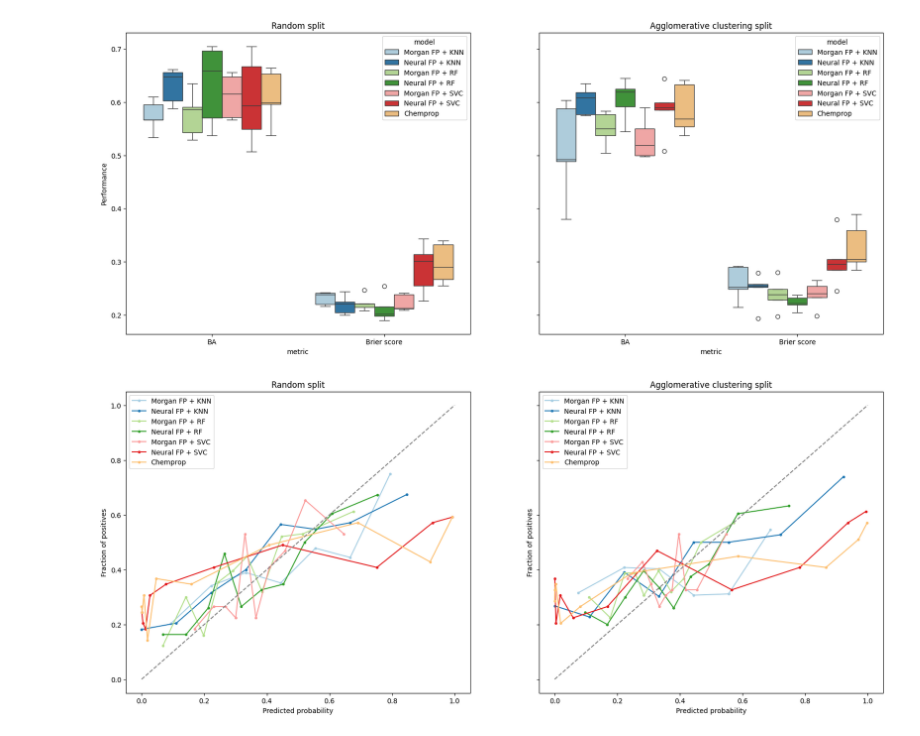
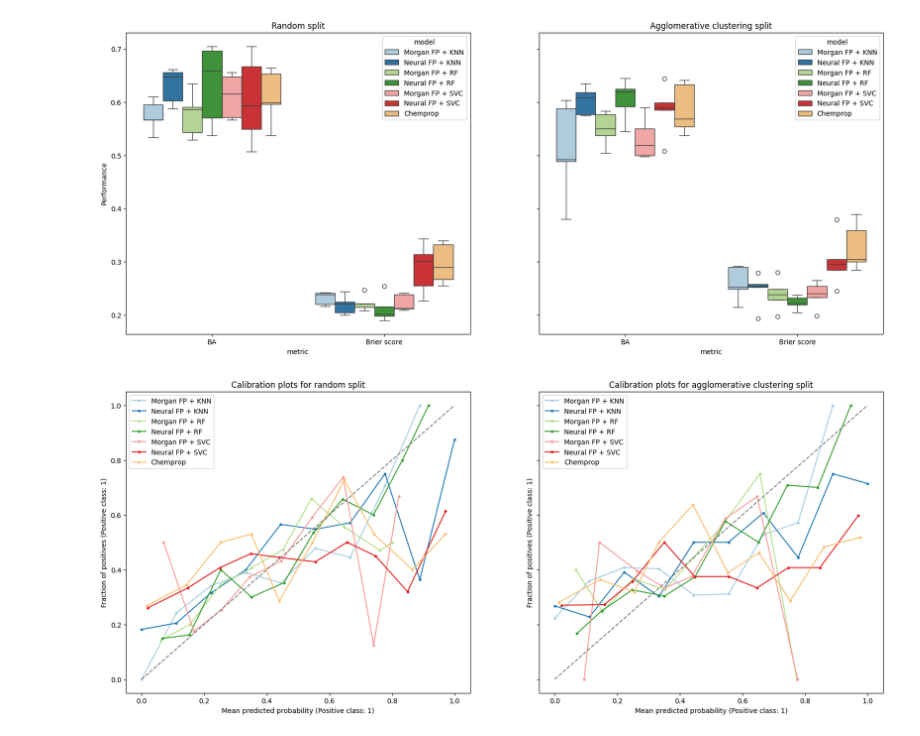
Before and after one commit to basf/neural-fingerprint-uncertainty, a Jupyter notebook: Notebooks/compare_models.ipynb, the cells around one changed output. Saved outputs shown, nothing was run; the diff lists cells and outputs as text; code cells hidden in the pictures.

```diff
--- a/Notebooks/compare_models.ipynb
+++ b/Notebooks/compare_models.ipynb
@@ -96,8 +102,8 @@ ax.set_ylim(y_lim)
 def get_sim_pipeline() -> Pipeline:
     sim_pipeline = Pipeline(
         [
-            ("smi2mol", SmilesToMolPipelineElement()),
-            ("mol2morgan", MolToFoldedMorganFingerprint()),
+            ("smi2mol", SmilesToMol()),
+            ("mol2morgan", MolToMorganFP()),
             ("sim", TanimotoToTraining()),
         ]
     )
@@ -203,22 +209,22 @@ axs[1].set_title("Agglomerative clustering split");
 # %%
 fig, axs = plt.subplots(figsize=(20,8), ncols=2, sharey=True)
 name2ax_dict = {"Random": 0, "Agglomerative clustering": 1}
 for model, color in model_color.items():
     for split in endpoint_prediction_df["Split strategy"].unique():
         iter_df = endpoint_prediction_df.query("`Model name`==@model & `Split strategy` == @split")
-        prob_true, prob_pred = calibration_curve(iter_df["label"], iter_df["proba"], n_bins=10, strategy="quantile")
+        prob_true, prob_pred = calibration_curve(iter_df["label"], iter_df["proba"], n_bins=10, strategy="uniform")
         bs = brier_score_loss(iter_df["label"], iter_df["proba"])
         ax = axs[name2ax_dict[split]]
         ax.plot(prob_pred, prob_true, label=f"{model}", marker=".", color=color)
 axs[0].plot((0,1), (0,1), ls="--", color="gray")
 axs[1].plot((0,1), (0,1), ls="--", color="gray")
 axs[0].legend()
 axs[1].legend()
-axs[0].set_xlabel("Predicted probability")
-axs[1].set_xlabel("Predicted probability")
-axs[0].set_ylabel("Fraction of positives")
-axs[1].set_ylabel("Fraction of positives")
-axs[0].set_title("Random split")
-axs[1].set_title("Agglomerative clustering split");
+axs[0].set_xlabel("Mean predicted probability (Positive class: 1)")
+axs[1].set_xlabel("Mean predicted probability (Positive class: 1)")
+axs[0].set_ylabel("Fraction of positives (Positive class: 1)")
+axs[1].set_ylabel("Fraction of positives (Positive class: 1)")
+axs[0].set_title("Calibration plots for random split")
+axs[1].set_title("Calibration plots for agglomerative clustering split");
 # %% [output]
-[figure, old version]
+[figure, new version]
```
Also changed, not shown: parts of 5 cells of this notebook.
